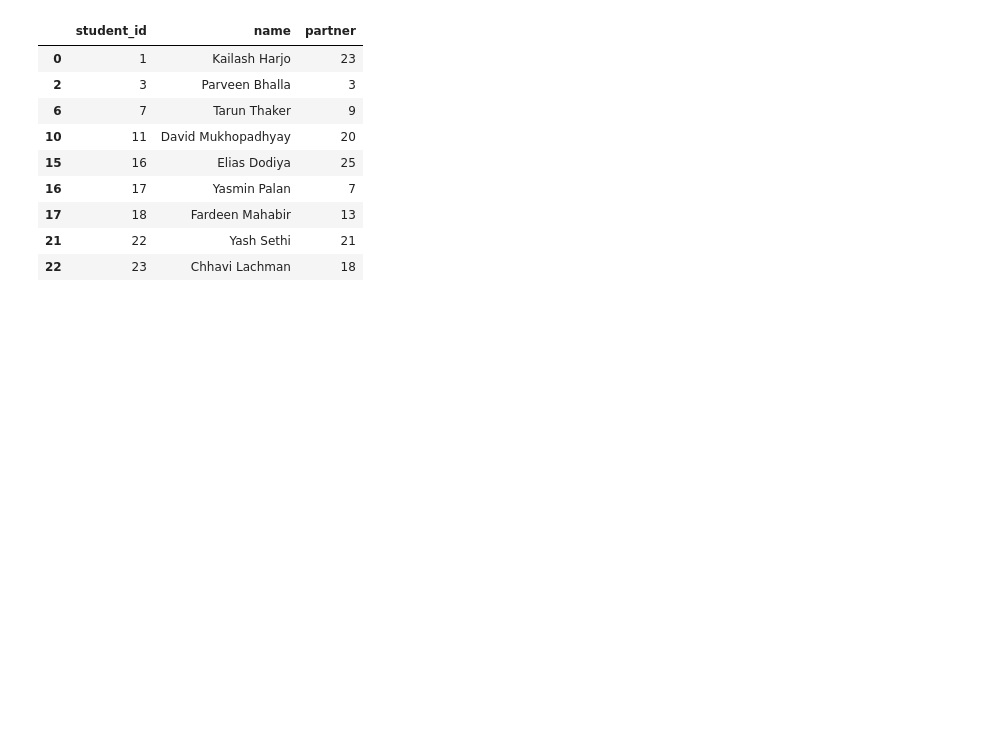
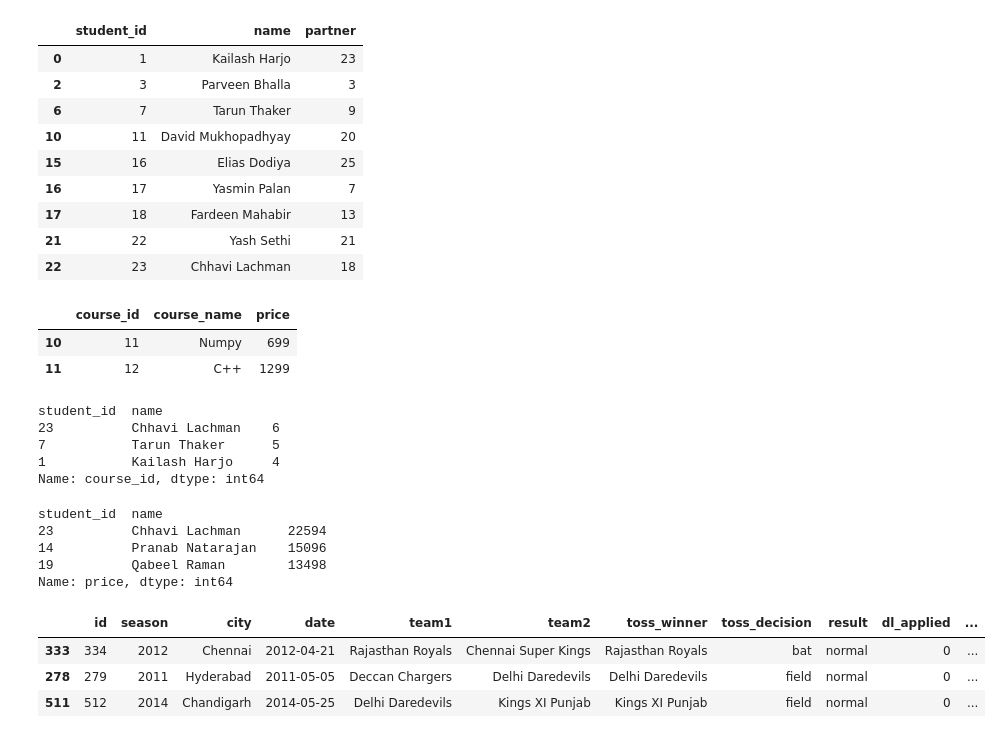
Before and after one commit to Arej02/Data-Analysis, a Jupyter notebook: Merging&Joining/notebook/Merging.ipynb, the cells around one changed output. Cells and saved outputs as stored; diff of their text form; code cells hidden in the pictures; blank space fills up the shorter version.

Commit message:
Merging in ipl dataset

```diff
--- a/Merging&Joining/notebook/Merging.ipynb
+++ b/Merging&Joining/notebook/Merging.ipynb
@@ -191,3 +190,41 @@ student[student['student_id'].isin(students_in_both)]
 | 17 | 18 | Fardeen Mahabir | 13 |
 | 21 | 22 | Yash Sethi | 21 |
 | 22 | 23 | Chhavi Lachman | 18 |
+# %%
+#Find the courses that got no enrollment:
+course_rego=course.merge(rego,on='course_id',how='left').merge(student,on='student_id',how='left')
+no_enrollment=course_rego.groupby('course_name')['student_id'].nunique()
+no_one=no_enrollment[no_enrollment == 0].index
+
+course[course['course_name'].isin(no_one)]
+# %% [output]
+|  | course_id | course_name | price |
+| 10 | 11 | Numpy | 699 |
+| 11 | 12 | C++ | 1299 |
+# %%
+#Find the top three students who did the most number of enrollments
+student_rego=student.merge(rego,on='student_id')
+student_rego.groupby(['student_id','name'])['course_id'].count().sort_values(ascending=False).head(3)
+# %% [output]
+student_id  name
+23          Chhavi Lachman    6
+7           Tarun Thaker      5
+1           Kailash Harjo     4
+Name: course_id, dtype: int64
+# %%
+#Find the student who spend the most amount of money in the course:
+student.merge(rego,on='student_id').merge(course,on='course_id').groupby(['student_id','name'])['price'].sum().sort_values(ascending=False).head(3)
+# %% [output]
+student_id  name
+23          Chhavi Lachman      22594
+14          Pranab Natarajan    15096
+19          Qabeel Raman        13498
+Name: price, dtype: int64
+# %%
+ipl=pd.read_csv("../dataset/matches.csv")
+ipl.sample(3)
+# %% [output]
+|  | id | season | city | date | team1 | team2 | toss_winner | toss_decision | result | dl_applied | ... |
+| 333 | 334 | 2012 | Chennai | 2012-04-21 | Rajasthan Royals | Chennai Super Kings | Rajasthan Royals | bat | normal | 0 | ... |
+| 278 | 279 | 2011 | Hyderabad | 2011-05-05 | Deccan Chargers | Delhi Daredevils | Delhi Daredevils | field | normal | 0 | ... |
+| 511 | 512 | 2014 | Chandigarh | 2014-05-25 | Delhi Daredevils | Kings XI Punjab | Kings XI Punjab | field | normal | 0 | ... |
```
Also changed, not shown: parts of 9 cells of this notebook, 4 other files.
